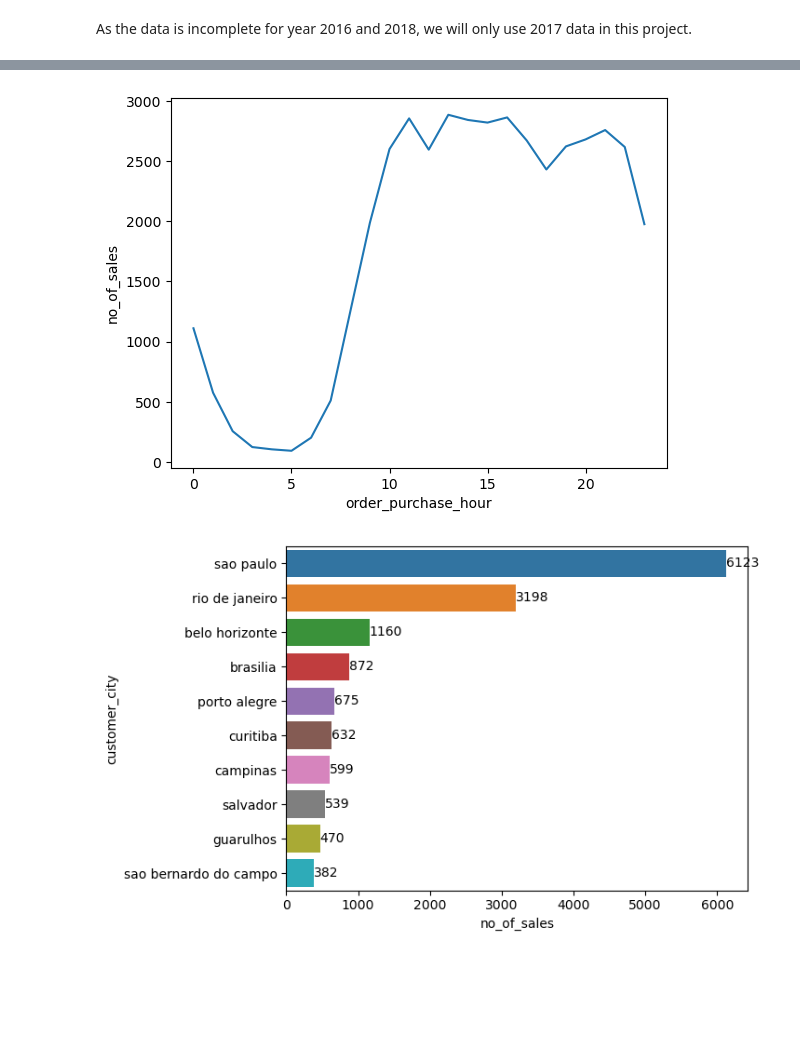
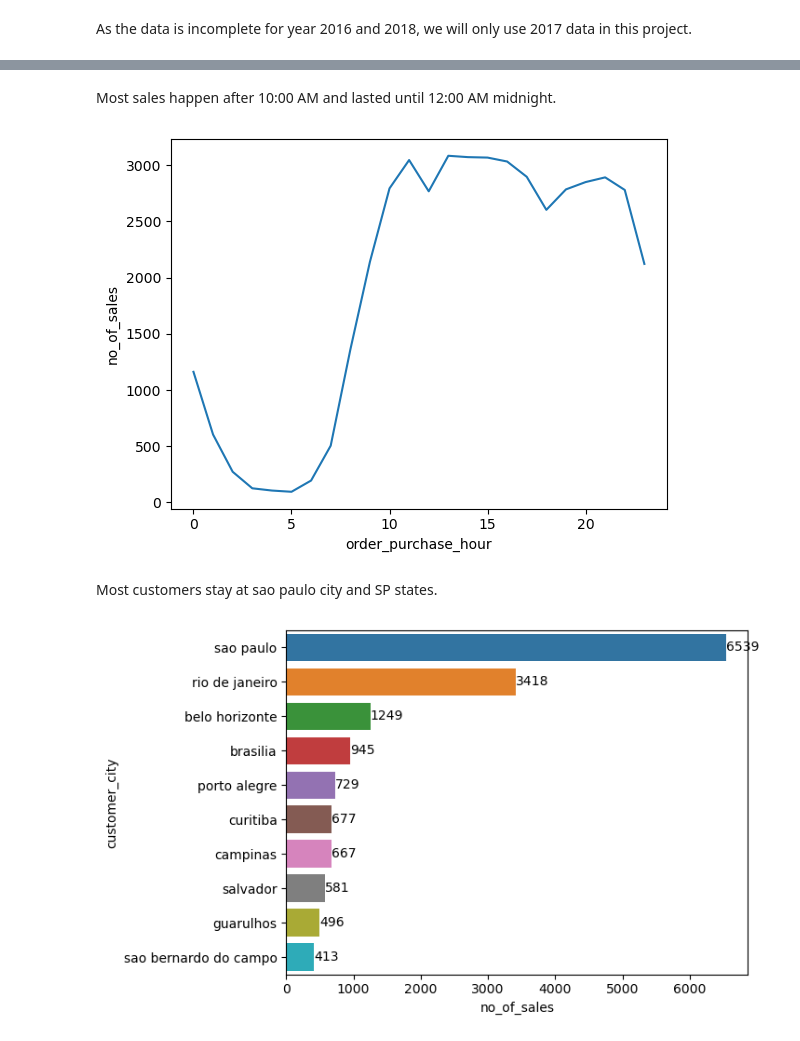
Before and after one commit to filbert11/E-commerce-Sales-Analytics, a Jupyter notebook: eda.ipynb, the cells around one changed output, grey strips where cells are left out. Saved outputs shown, nothing was run; the diff lists cells and outputs as text; code cells hidden in the pictures; blank space fills up the shorter version.

```diff
--- a/eda.ipynb
+++ b/eda.ipynb
@@ -80,6 +188,6 @@ The top 5 product category listed on olist platform are bed_bath_table, sports_l
 # %%
 # top 10 product category listed in olist
-top_products_store = main_df['product_category_name'].value_counts().reset_index().head(10)
+top_products_store = products_data['product_category_name'].value_counts().reset_index().head(10)
 
 ax = sns.barplot(top_products_store, x='count', y='product_category_name')
 
@@ -108,6 +217,6 @@ Top 5 product category that brings the highest sales are bed_bath_table, healthy
 # %%
 # top 10 product category with highest sales
-top_products_sales = main_df.groupby('product_category_name')['order_id'].nunique().reset_index().sort_values('order_id', ascending=False).head(10)
+top_products_sales = main_df.groupby('product_category_name')['order_id'].count().reset_index().sort_values('order_id', ascending=False).head(10)
 
 ax = sns.barplot(top_products_sales, x='order_id', y='product_category_name')
 
@@ -119,0 +231,11 @@ plt.savefig(r'plot/top_sales_product_category.jpeg')
+# %%
+top_products_sales['pct_sales'] = np.round(top_products_sales['order_id']/main_df['order_id'].count()*100, 1)
+
+ax = sns.barplot(top_products_sales, x='pct_sales', y='product_category_name')
+
+for i in ax.containers:
+    ax.bar_label(i,)
+
+plt.savefig(r'plot/top_sales_product_category_percentage.jpeg')
+
+np.round(top_products_sales['pct_sales'].sum(), 0)
@@ -119,0 +281,16 @@ plt.savefig(r'plot/top_sales_product_category.jpeg')
+# %%
+aov_sales = main_df.groupby('product_category_name').aggregate({'order_id' : 'count',
+                                                                'price' : 'sum'
+                                                              }).reset_index()
+aov_sales.rename(columns = {'order_id' : 'no_of_sales',
+                            'price' : 'revenue'
+                           }, inplace=True)
+aov_sales['average_order_value'] = np.round(aov_sales['revenue']/aov_sales['no_of_sales'], 0)
+top_aov_sales =  aov_sales.sort_values('average_order_value', ascending=False).head(10)
+
+ax = sns.barplot(top_aov_sales, x='average_order_value', y='product_category_name')
+
+for i in ax.containers:
+    ax.bar_label(i,)
+
+plt.savefig(r'plot/top_aov_product_category.jpeg')
@@ -233,5 +439,7 @@ plt.savefig(r'plot/sales_time_series.jpeg')
+# %% [markdown]
+Most sales happen after 10:00 AM and lasted until 12:00 AM midnight.
 # %%
-sales_hour = main_df.groupby(['order_purchase_year', 'order_purchase_hour'])['order_id'].nunique().reset_index()
+sales_hour = main_df.groupby(['order_purchase_year', 'order_purchase_hour'])['order_id'].count().reset_index()
 sales_hour = sales_hour.groupby('order_purchase_hour')['order_id'].mean().reset_index()
 sales_hour.rename(columns = {'order_id' : 'no_of_sales'}, inplace=True)
 
@@ -239,16 +447,18 @@ ax = sns.lineplot(sales_hour, x='order_purchase_hour', y='no_of_sales')
 
 plt.savefig(r'plot/transactions_time.jpeg')
 # %% [output]
-[figure, old version]
+[figure, new version]
+# %% [markdown]
+Most customers stay at sao paulo city and SP states.
 # %%
-sales_city = main_df.groupby(['customer_city'])['order_id'].nunique().reset_index().sort_values('order_id', ascending=False).head(10)
+sales_city = main_df.groupby(['customer_city'])['order_id'].count().reset_index().sort_values('order_id', ascending=False).head(10)
 sales_city.rename(columns = {'order_id' : 'no_of_sales'}, inplace=True)
 
 ax = sns.barplot(sales_city, x='no_of_sales', y='customer_city')
 
 for i in ax.containers:
     ax.bar_label(i,)
 
 plt.savefig(r'plot/top_customers_city.jpeg')
 # %% [output]
-[figure, old version]
+[figure, new version]
```
Also changed, not shown: parts of 67 cells of this notebook, 21 other files.
